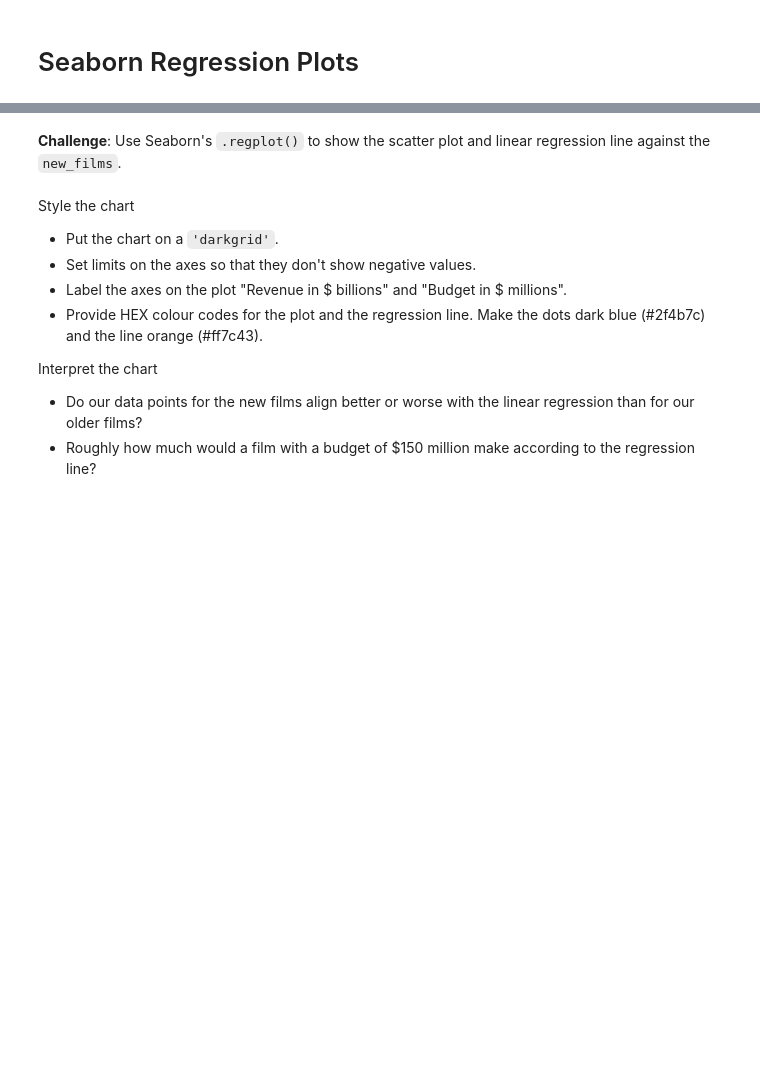
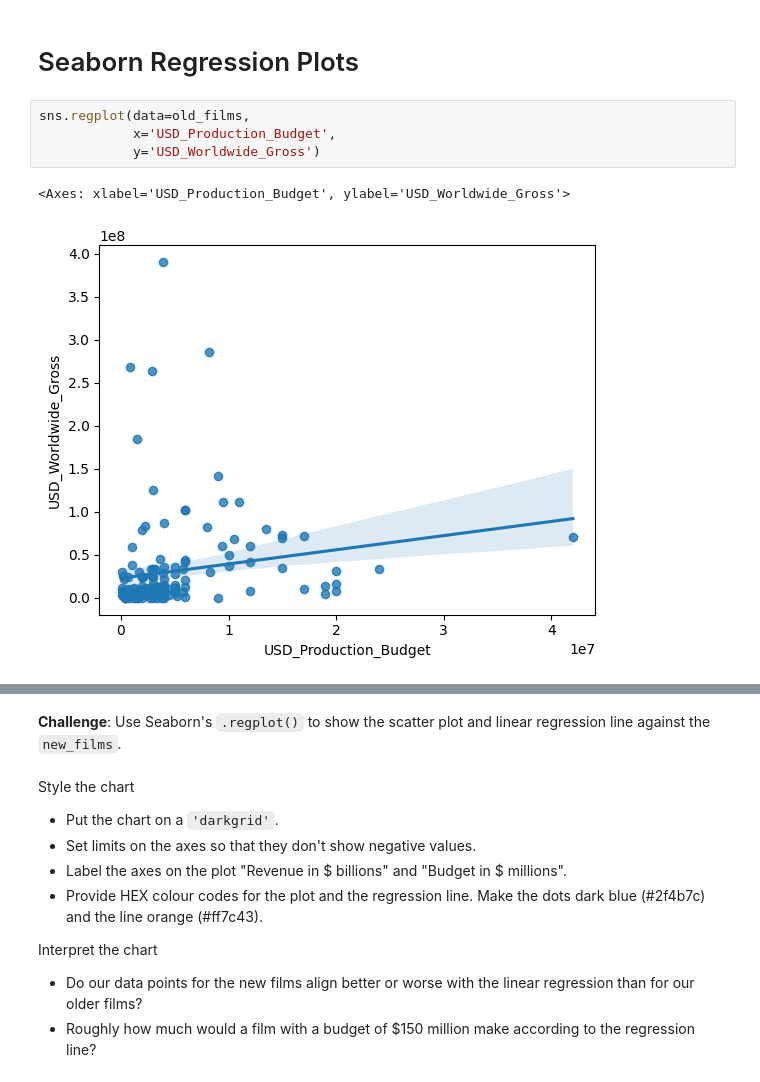
Before and after one commit to masonk16/100_days_of_code_projects, a Jupyter notebook: Data_Exploration/Seaborn-Linear-Regression/Seaborn_and_Linear_Regression.ipynb, the cells around one changed output, grey strips where cells are left out. Saved outputs shown, nothing was run; the diff lists cells and outputs as text; blank space fills up the shorter version.

```diff
--- a/Data_Exploration/Seaborn-Linear-Regression/Seaborn_and_Linear_Regression.ipynb
+++ b/Data_Exploration/Seaborn-Linear-Regression/Seaborn_and_Linear_Regression.ipynb
@@ -351,3 +351,10 @@ old_films.sort_values('USD_Production_Budget', ascending=False).head()
 | 148 | 2375 | 1969-10-15 | Paint Your Wagon | 20000000 | 31678778 | 31678778 | ... |
 # %% [markdown]
 # Seaborn Regression Plots
+# %%
+sns.regplot(data=old_films,
+            x='USD_Production_Budget',
+            y='USD_Worldwide_Gross')
+# %% [output]
+<Axes: xlabel='USD_Production_Budget', ylabel='USD_Worldwide_Gross'>
+[figure, added]
```
Also changed, not shown: parts of 2 cells of this notebook.
